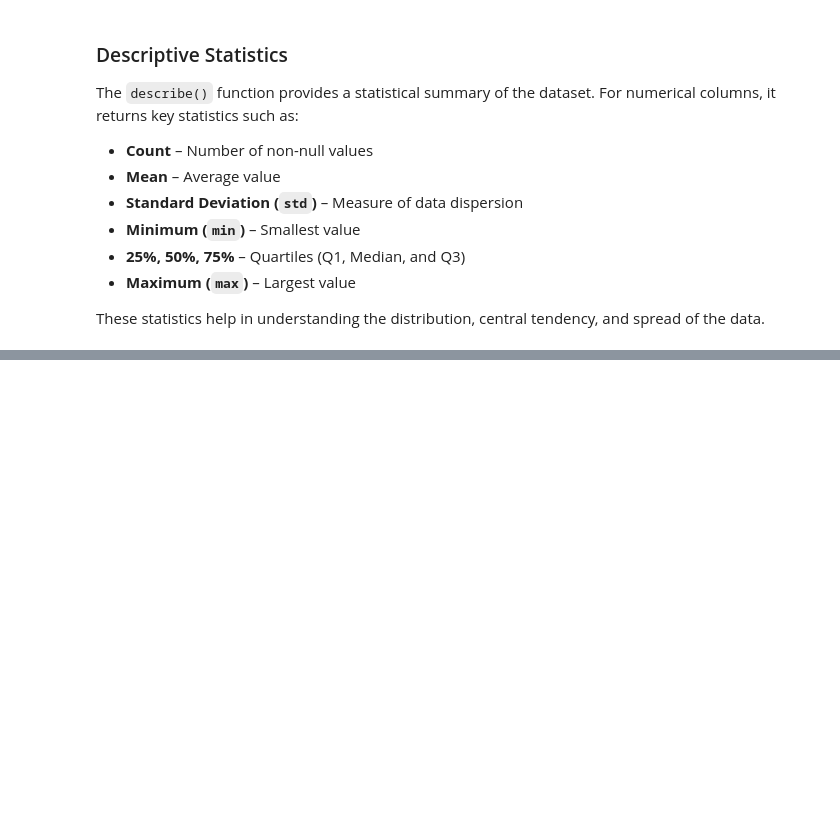
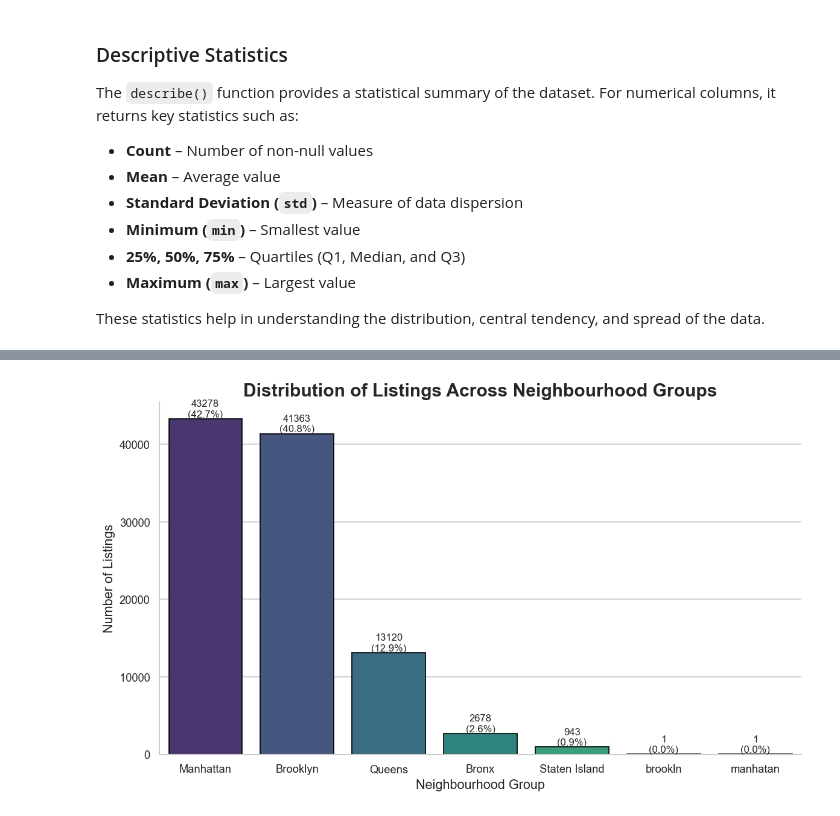
Before and after one commit to theaditya24/COMPLETE-PYTHON-FOR-DATA-ANALYTICS, a Jupyter notebook: Airbnb Data Analysis/EDA.ipynb, the cells around one changed output, grey strips where cells are left out. Saved outputs shown, nothing was run; the diff lists cells and outputs as text; code cells hidden in the pictures; blank space fills up the shorter version.

```diff
--- a/Airbnb Data Analysis/EDA.ipynb
+++ b/Airbnb Data Analysis/EDA.ipynb
@@ -251,0 +387,28 @@ df.describe()
+# %%
+sns.set_theme(style="whitegrid")
+
+plt.figure(figsize=(10,6), dpi=120)
+
+order = df['neighbourhood group'].value_counts().index
+
+ax = sns.countplot(data=df, x='neighbourhood group', order=order, palette='viridis', edgecolor='black')
+
+total = len(df)
+
+for p in ax.patches:
+    count = int(p.get_height())
+    percentage = 100 * count / total
+
+    ax.annotate(f'{count}\n({percentage:.1f}%)',
+        (p.get_x() + p.get_width()/2, p.get_height()), ha='center', va='bottom', fontsize=10)
+
+plt.title("Distribution of Listings Across Neighbourhood Groups", fontsize=18, fontweight='bold')
+
+plt.xlabel("Neighbourhood Group", fontsize=13)
+plt.ylabel("Number of Listings", fontsize=13)
+
+sns.despine()
+plt.tight_layout()
+plt.show()
+# %% [output]
+[figure, added]
```
Also changed, not shown: parts of 19 cells of this notebook.
